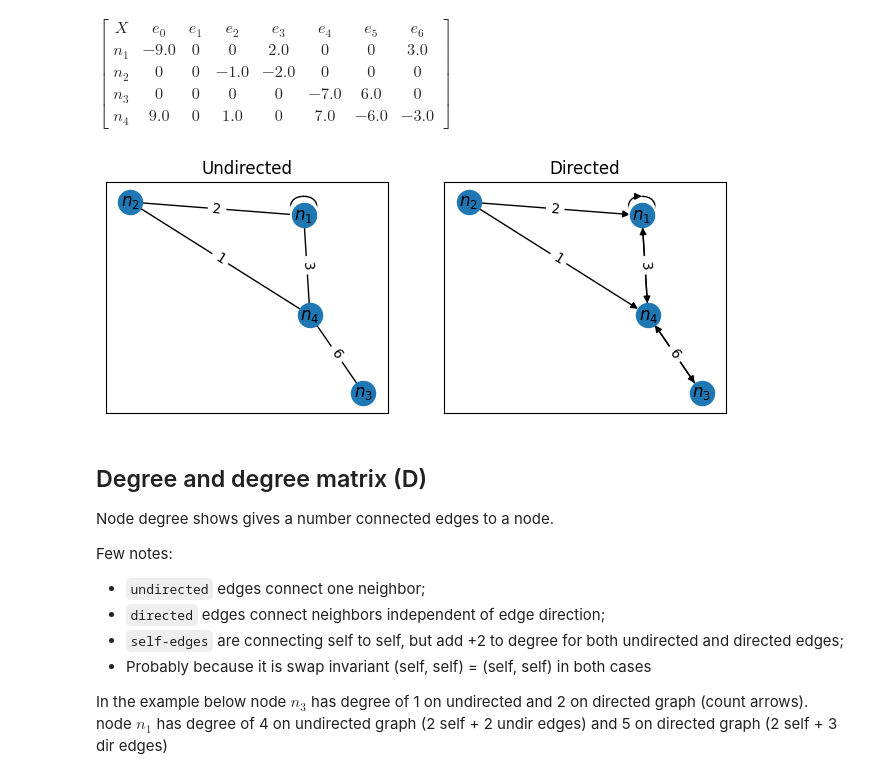
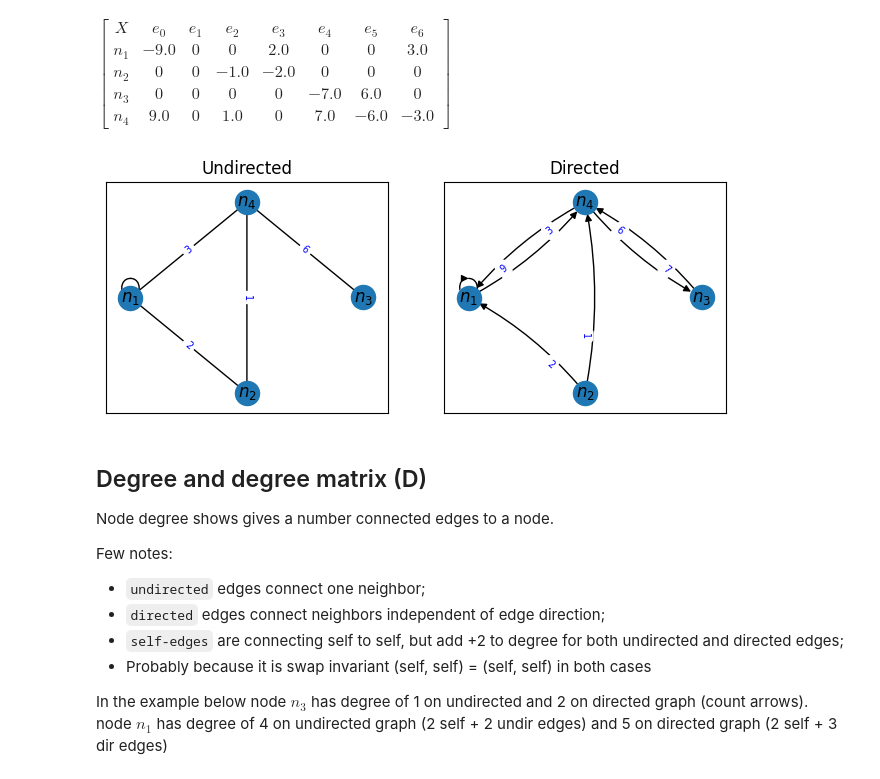
Before and after one commit to ajegorovs/aj_python_tool_lib, a Jupyter notebook: data_processing/graphs/graph_stuff.ipynb, the cells around one changed output. Saved outputs shown, nothing was run; the diff lists cells and outputs as text; code cells hidden in the pictures.

```diff
--- a/data_processing/graphs/graph_stuff.ipynb
+++ b/data_processing/graphs/graph_stuff.ipynb
@@ -100,14 +125,10 @@ pad_matrix(IM, edges_trim, nodes_trim)
 # %% [output]
 $e_0:(n_1,n_4)$: 9; $e_1:(n_1,n_1)$: 10; $e_2:(n_2,n_4)$: 1; $e_3:(n_2,n_1)$: 2; $e_4:(n_3,n_4)$: 7; $e_5:(n_4,n_3)$: 6; $e_6:(n_4,n_1)$: 3
 $\displaystyle \left[\begin{matrix}X & e_{0} & e_{1} & e_{2} & e_{3} & e_{4} & e_{5} & e_{6}\\n_{1} & -9.0 & 0 & 0 & 2.0 & 0 & 0 & 3.0\\n_{2} & 0 & 0 & -1.0 & -2.0 & 0 & 0 & 0\\n_{3} & 0 & 0 & 0 & 0 & -7.0 & 6.0 & 0\\n_{4} & 9.0 & 0 & 1.0 & 0 & 7.0 & -6.0 & -3.0\end{matrix}\right]$
-# %%
-fig, axs = plt.subplots(1,2, figsize = (8,3))
-for graph, ax, title in zip([G,G2], axs, ['Undirected', 'Directed']):
-    nx.draw_networkx(graph, pos, ax = ax)
-    nx.draw_networkx_edge_labels(graph, pos, edge_labels=edge_labels, ax = ax);
-    ax.set_title(title)
-# %% [output]
-[figure, removed]
+# %%
+plt_graph()
+# %% [output]
+[figure, added]
 # %% [markdown]
 ## Degree and degree matrix (D)
 Node degree shows gives a number connected edges to a node.
```
Also changed, not shown: parts of 16 cells of this notebook, 2 other files.
